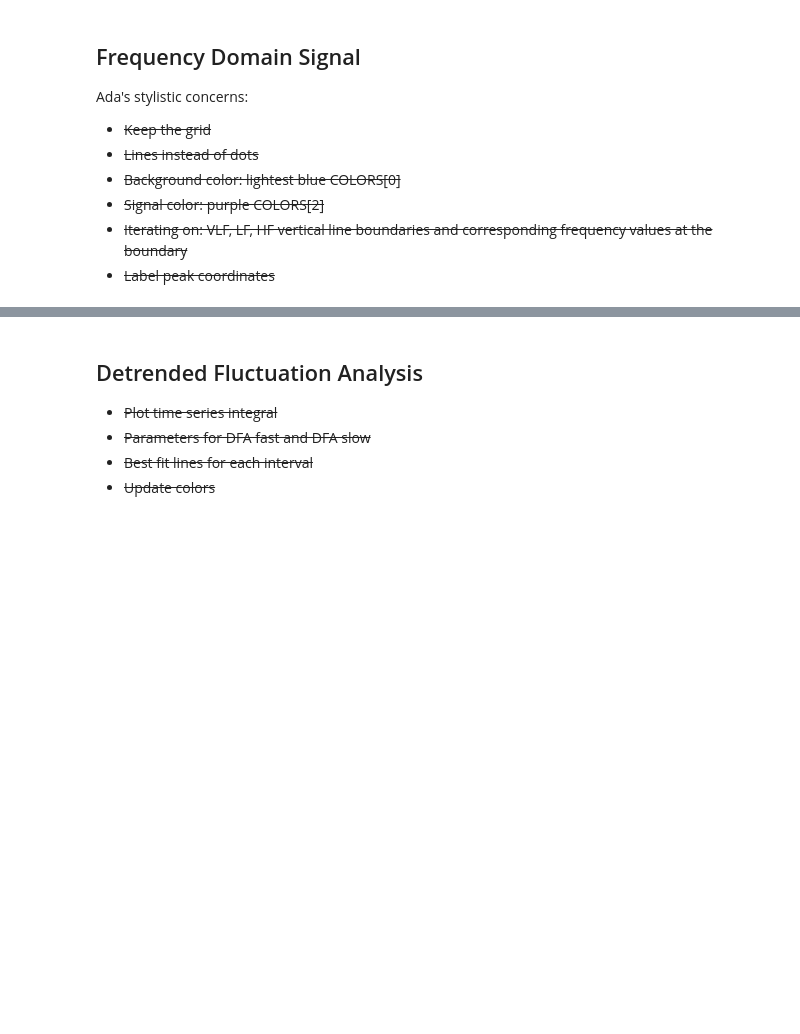
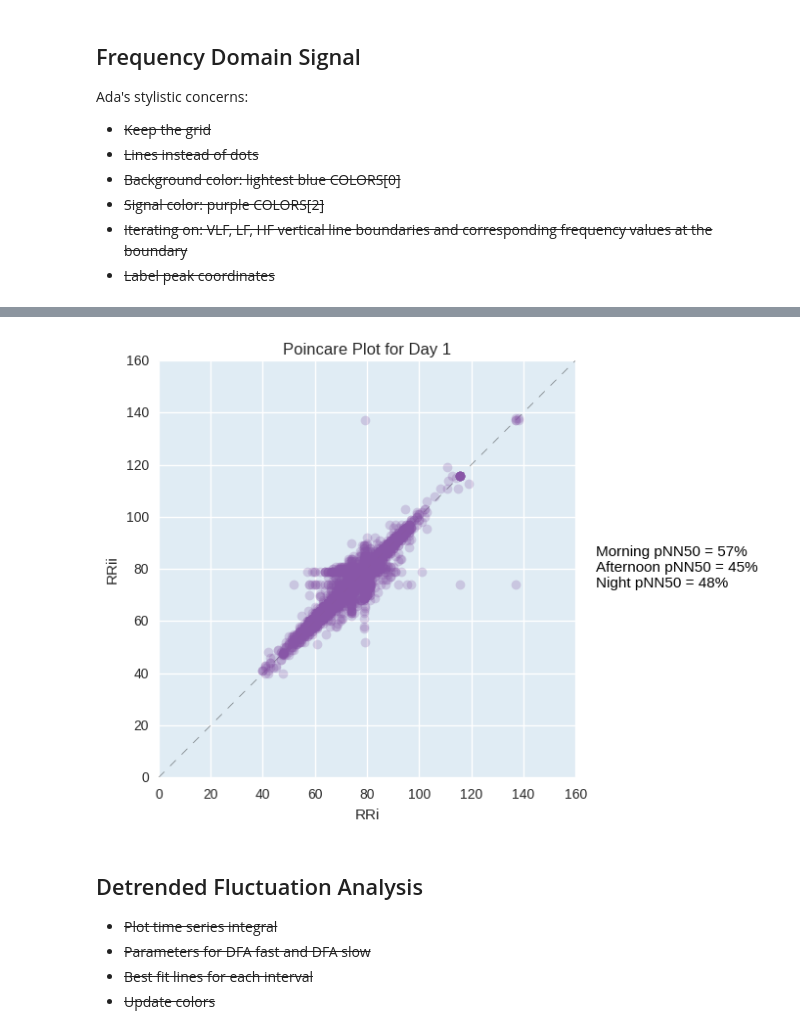
Before and after one commit to terrrychan/PHS-Project, a Jupyter notebook: Visualizations.ipynb, the cells around one changed output, grey strips where cells are left out. Drawn from its saved outputs; the diff is of its cells as text; code cells hidden in the pictures; blank space fills up the shorter version.

```diff
--- a/Visualizations.ipynb
+++ b/Visualizations.ipynb
@@ -206,28 +216,34 @@ Ada's stylistic concerns:
 # %%
 plt.plot(np.arange(0, 160, 0.05),
          np.arange(0, 160, 0.05),
          linestyle=YEQUALSXLINESTYLE, color=YEQUALSXCOLOR, alpha=YEQUALSXALPHA, linewidth=LINEWIDTH)
 
 plt.plot(data['RRi'],
          data['RRii'],
          'o', alpha=POINCAREALPHA, color=POINCARECOLOR)
 
-pNN50 = data['pNN50'][2]
-
 axes = plt.gca()
 axes.set_xlim([0, 160])
 axes.set_ylim([0, 160])
 axes.set_aspect('equal', adjustable='box')
 axes.set_axis_bgcolor(BGCOLOR)
-place_text(1.05, 0.5, 'pNN50 = ' + str(pNN50)[2:4] + '%', axes)
+
+morning_pNN50_str = str(data['pNN50'][0])[2:4]
+afternoon_pNN50_str = str(data['pNN50'][1])[2:4]
+night_pNN50_str = str(data['pNN50'][2])[2:4]
+place_text(1.05, 0.45, 'Morning pNN50 = ' + morning_pNN50_str + '%' +
+                      '\nAfternoon pNN50 = ' + afternoon_pNN50_str + '%' +
+                      '\nNight pNN50 = ' + night_pNN50_str + '%',
+                      axes)
 
 plt.xlabel('RRi')
 plt.ylabel('RRii')
 plt.title('Poincare Plot for Day 1')
 
 plt.savefig('day1_PoincarePlot.png', format='png')
-# plt.savefig('day1_PoincarePlot.pdf', format='pdf')
 plt.show()
+# %% [output]
+[figure, added]
 # %% [markdown]
 ## Detrended Fluctuation Analysis
 
```
Also changed, not shown: parts of 8 cells of this notebook, 3 other files.
